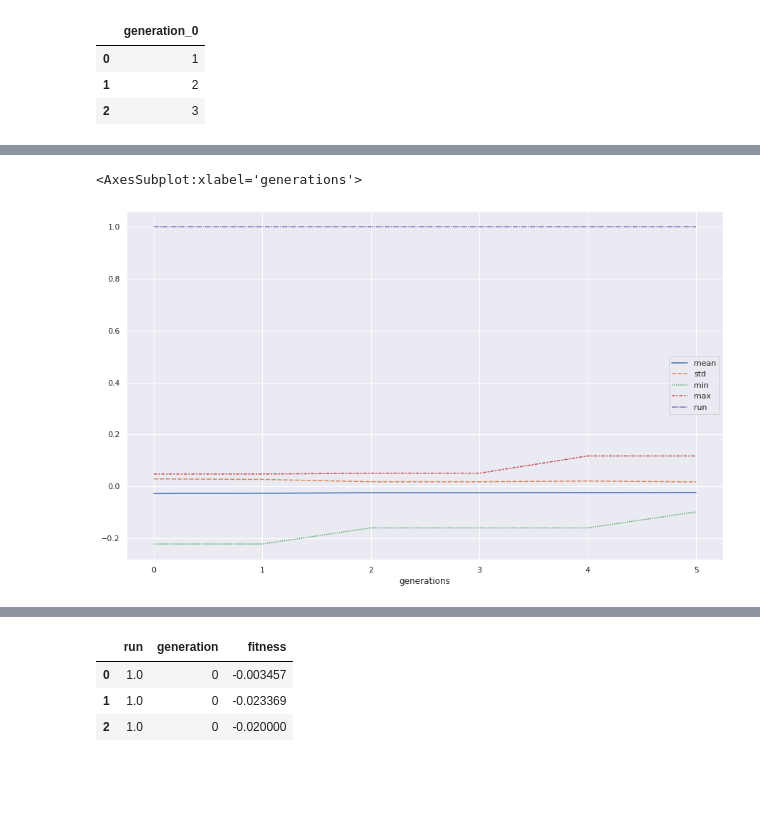
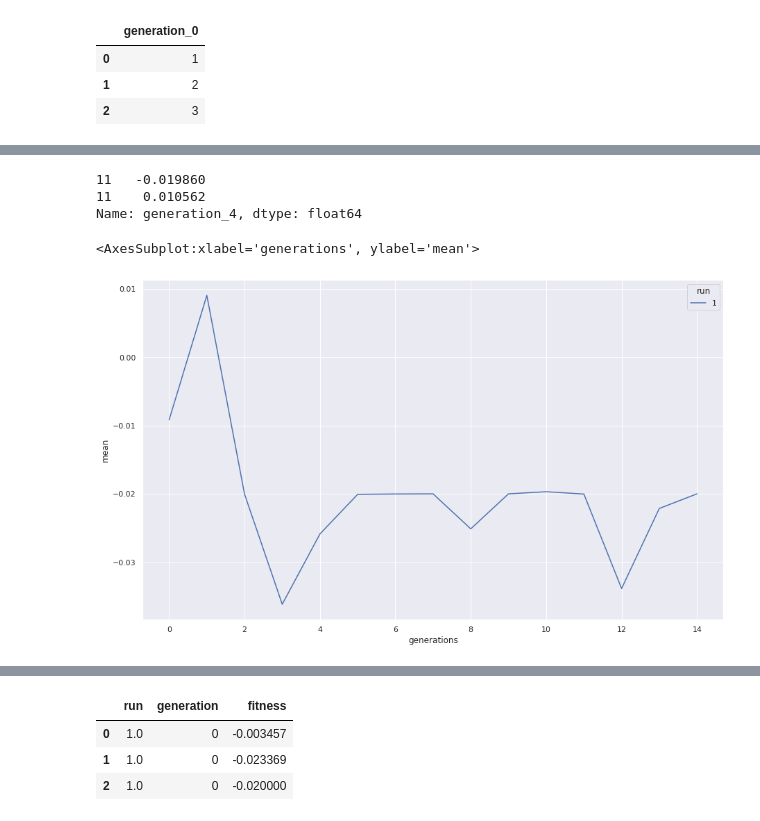
Before and after one commit to ju2ez/revolve-energize, a Jupyter notebook: experiments/EC_students/evaluate_results.ipynb, the cells around one changed output, grey strips where cells are left out. Saved outputs shown, nothing was run; the diff lists cells and outputs as text; code cells hidden in the pictures; blank space fills up the shorter version.

```diff
--- a/experiments/EC_students/evaluate_results.ipynb
+++ b/experiments/EC_students/evaluate_results.ipynb
@@ -22,6 +20,6 @@ FileNotFoundError: [Errno 2] No such file or directory: './data/greater-exp'
 # %%
 #set hyperparameters
-num_generations = 6
+num_generations = 15
 population_size = 100
 num_runs = 2
 # %%
@@ -97,11 +79,12 @@ mean_dic = {}
 std_dic = {}
 min_dic = {}
 max_dic = {}
-
+result_df = pd.DataFrame()
 for run in range(num_runs):
+    _result_df = pd.DataFrame()
     for gen in fitness_df:
         if gen != 'run':
-            mean_dic[gen] = fitness_df[gen].mean()
+            mean_dic[gen] = fitness_df[gen][run*population_size].mean()
             std_dic[gen] = fitness_df[gen].std()
             min_dic[gen] = fitness_df[gen].min()
             max_dic[gen] = fitness_df[gen].max()
@@ -112,5 +95,6 @@ for run in range(num_runs):
     std_df =  pd.DataFrame(std_dic, index=[0]).rename({0:"std"})
     min_df =  pd.DataFrame(min_dic, index=[0]).rename({0:"min"})
     max_df =  pd.DataFrame(max_dic, index=[0]).rename({0:"max"})
-    result_df = mean_df.append(std_df).append(min_df).append(max_df).T
-    result_df['run'] = run
+    _result_df = mean_df.append(std_df).append(min_df).append(max_df).T
+    _result_df['run'] = run+1
+    result_df = result_df.append(_result_df)
@@ -150,8 +176,14 @@ plt.show()
+# %%
+fitness_df['generation_4'][11]
+# %% [output]
+11   -0.019860
+11    0.010562
+Name: generation_4, dtype: float64
 # %%
-sns.lineplot(data=result_df)
+sns.lineplot(data=result_df, x='generations', y='mean', hue='run')
 # %% [output]
-<AxesSubplot:xlabel='generations'>
+<AxesSubplot:xlabel='generations', ylabel='mean'>
-[figure, old version]
+[figure, new version]
 # %%
 formated_fitness_df = cp.deepcopy(fitness_df)
 formated_fitness_df.set_axis([i for i in range(len(fitness_df.T))], axis=1, inplace=True)
```
Also changed, not shown: parts of 10 cells of this notebook, 6 other files.
